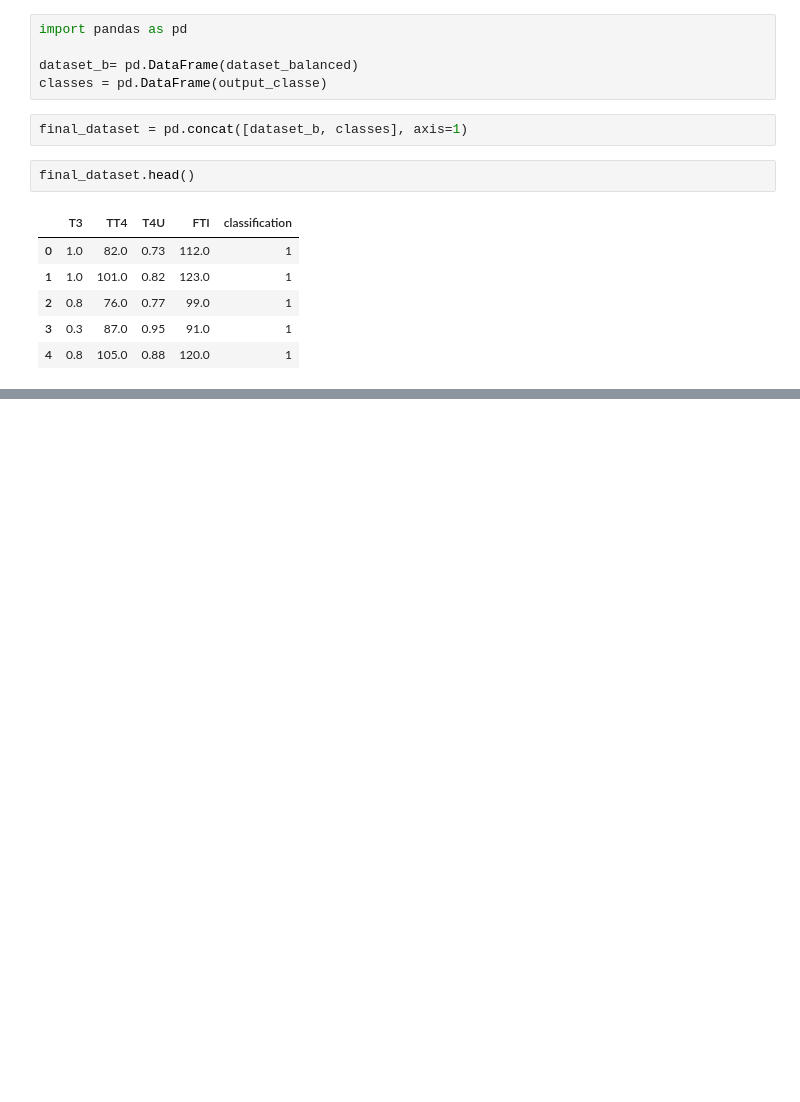
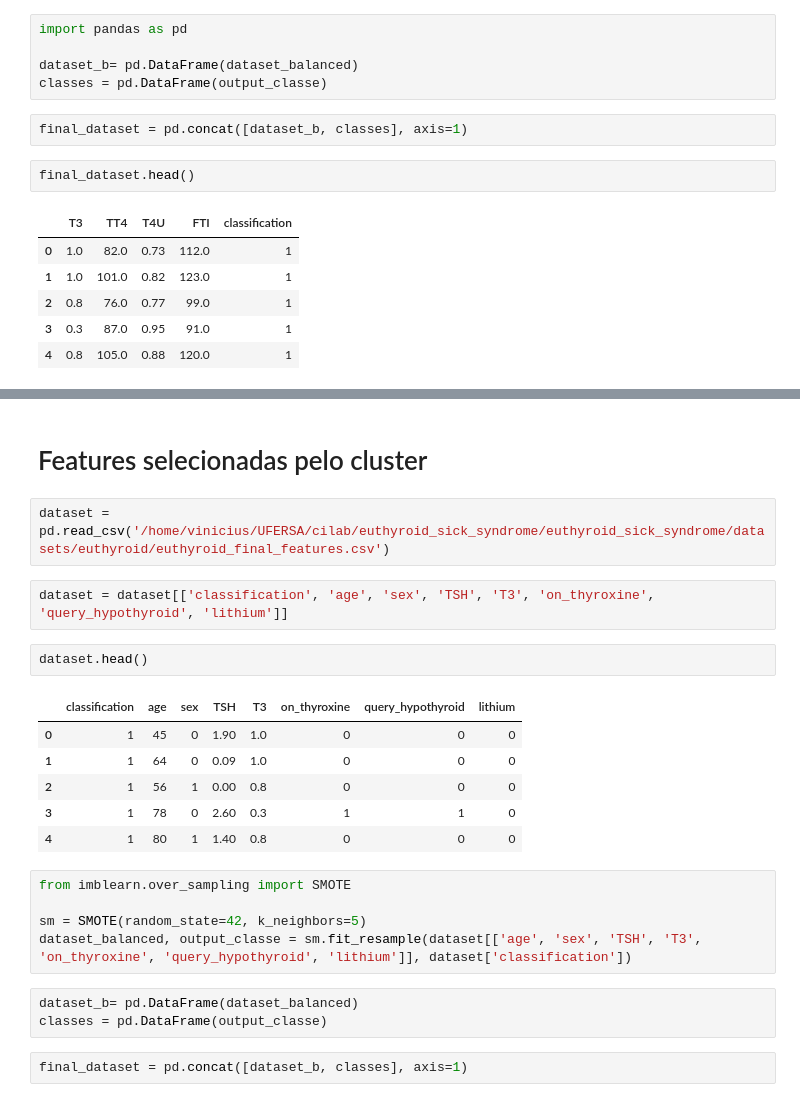
Before and after one commit to cilab-ufersa/euthyroid_sick_syndrome, a Jupyter notebook: euthyroid_sick_syndrome/notebooks/PycaretFeatures.ipynb, the cells around one changed output, grey strips where cells are left out. Saved outputs shown, nothing was run; the diff lists cells and outputs as text; blank space fills up the shorter version.

Commit message:
feat: pycaret correlacao, RFE e cluster

```diff
--- a/euthyroid_sick_syndrome/notebooks/PycaretFeatures.ipynb
+++ b/euthyroid_sick_syndrome/notebooks/PycaretFeatures.ipynb
@@ -142,0 +213,25 @@ ExtraTreesClassifier(bootstrap=False, ccp_alpha=0.0, class_weight=None,
+# %% [markdown]
+# Features selecionadas pelo cluster
+# %%
+dataset = pd.read_csv('/home/vinicius/UFERSA/cilab/euthyroid_sick_syndrome/euthyroid_sick_syndrome/datasets/euthyroid/euthyroid_final_features.csv')
+# %%
+dataset = dataset[['classification', 'age', 'sex', 'TSH', 'T3', 'on_thyroxine', 'query_hypothyroid', 'lithium']]
+# %%
+dataset.head()
+# %% [output]
+|  | classification | age | sex | TSH | T3 | on_thyroxine | query_hypothyroid | lithium |
+| 0 | 1 | 45 | 0 | 1.90 | 1.0 | 0 | 0 | 0 |
+| 1 | 1 | 64 | 0 | 0.09 | 1.0 | 0 | 0 | 0 |
+| 2 | 1 | 56 | 1 | 0.00 | 0.8 | 0 | 0 | 0 |
+| 3 | 1 | 78 | 0 | 2.60 | 0.3 | 1 | 1 | 0 |
+| 4 | 1 | 80 | 1 | 1.40 | 0.8 | 0 | 0 | 0 |
+# %%
+from imblearn.over_sampling import SMOTE
+
+sm = SMOTE(random_state=42, k_neighbors=5)
+dataset_balanced, output_classe = sm.fit_resample(dataset[['age', 'sex', 'TSH', 'T3', 'on_thyroxine', 'query_hypothyroid', 'lithium']], dataset['classification'])
+# %%
+dataset_b= pd.DataFrame(dataset_balanced)
+classes = pd.DataFrame(output_classe)
+# %%
+final_dataset = pd.concat([dataset_b, classes], axis=1)
```
Also changed, not shown: parts of 22 cells of this notebook, 1 other file.
